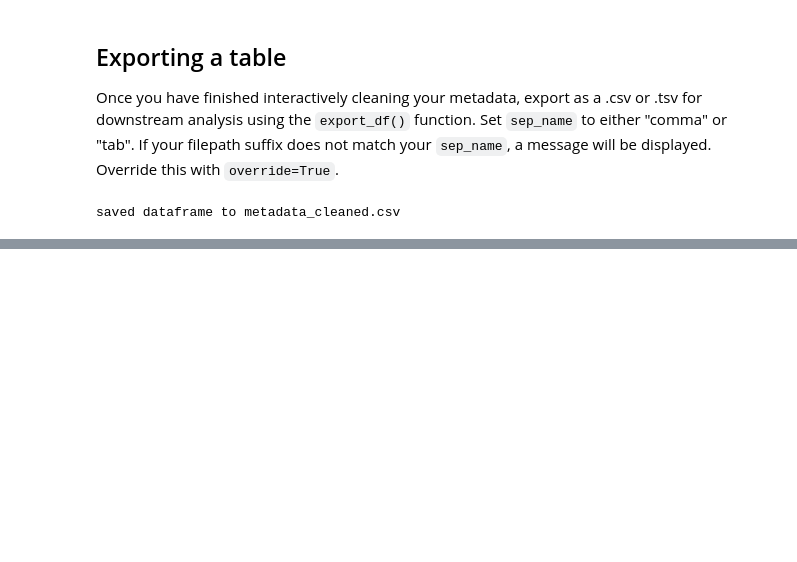
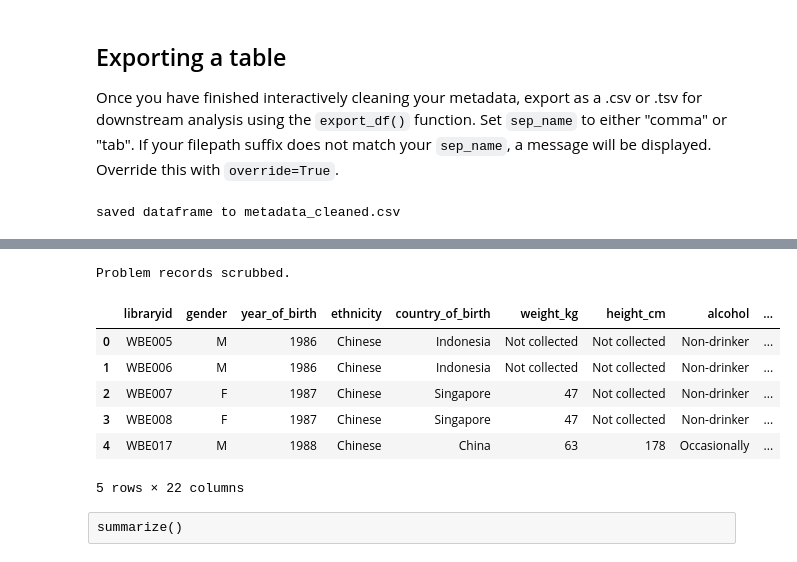
Before and after one commit to dpear/LMNOP, a Jupyter notebook: tutorial/tutorial.ipynb, the cells around one changed output, grey strips where cells are left out. Saved outputs shown, nothing was run; the diff lists cells and outputs as text; code cells hidden in the pictures; blank space fills up the shorter version.

```diff
--- a/tutorial/tutorial.ipynb
+++ b/tutorial/tutorial.ipynb
@@ -1012,17 +1010,33 @@ def _add_cell(a_button=None):
     _insert_and_run(None, move_up=True)
 
 def _revert_df_from_button(a_button=None, move_up=True):
-    statement = revert_df()
+    statement = "revert_df()"
     _insert_and_run(statement, move_up=move_up)
 
 
+def _run_suggestion_from_button(a_button=None, move_up=True):
+    statement = "run_suggestion()"
+    _insert_and_run(statement, move_up=move_up)
+
+# def _copy_or_run_suggestion(a_button, move_up, copy_only=True):
+#     statement = _get_last_state(_g_last_code_out)
+#     statement = statement if statement else f'There is no {_g_LAST_CODE_NAME} stored.'
+#     if copy_only:
+#         _insert_and_populate(statement, move_up=move_up)
+#     else:
+#         _insert_and_run(statement, move_up=move_up)
+
 def _copy_or_run_suggestion(a_button, move_up, copy_only=True):
     statement = _get_last_state(_g_last_code_out)
-    statement = statement if statement else f'There is no {_g_LAST_CODE_NAME} stored.'
-    if copy_only:
+    if not statement:
+        statement = f'There is no {_g_LAST_CODE_NAME} stored.'
         _insert_and_populate(statement, move_up=move_up)
+        _set_raw()
     else:
-        _insert_and_run(statement, move_up=move_up)
+        if copy_only:
+            _insert_and_populate(statement, move_up=move_up)
+        else:
+            _insert_and_run(statement, move_up=move_up)
 
 @stateful
 def copy_suggestion(a_button=None, move_up=True):
@@ -1034,6 +1048,16 @@ def copy_suggestion(a_button=None, move_up=True):
 def run_suggestion(a_button=None, move_up=True):
     _copy_or_run_suggestion(a_button, move_up, copy_only=False)
     _set_query_to_raw(up_twice=True)
+
+
+def _preview(a_button):
+    statement = "g_working_df.head()"
+    _insert_and_run(statement, move_up=True)
+
+
+def preview(a_df=None, df_name=None):
+    a_df = _get_df(a_df)
+    display(a_df.head())
 # %%
 def _add_first_button(a_widget, a_button):
     curr_buttons = list(a_widget.children)
@@ -1615,0 +1731,16 @@ saved dataframe to metadata_cleaned.csv
+# %%
+scrub_problem_records()
+# %% [output]
+Problem records scrubbed.
+# %%
+preview()
+# %% [output]
+|  | libraryid | gender | year_of_birth | ethnicity | country_of_birth | weight_kg | height_cm | alcohol | ... |
+| 0 | WBE005 | M | 1986 | Chinese | Indonesia | Not collected | Not collected | Non-drinker | ... |
+| 1 | WBE006 | M | 1986 | Chinese | Indonesia | Not collected | Not collected | Non-drinker | ... |
+| 2 | WBE007 | F | 1987 | Chinese | Singapore | 47 | Not collected | Non-drinker | ... |
+| 3 | WBE008 | F | 1987 | Chinese | Singapore | 47 | Not collected | Non-drinker | ... |
+| 4 | WBE017 | M | 1988 | Chinese | China | 63 | 178 | Occasionally | ... |
+5 rows × 22 columns
+# %% [raw]
+summarize()
```
Also changed, not shown: parts of 37 cells of this notebook.
